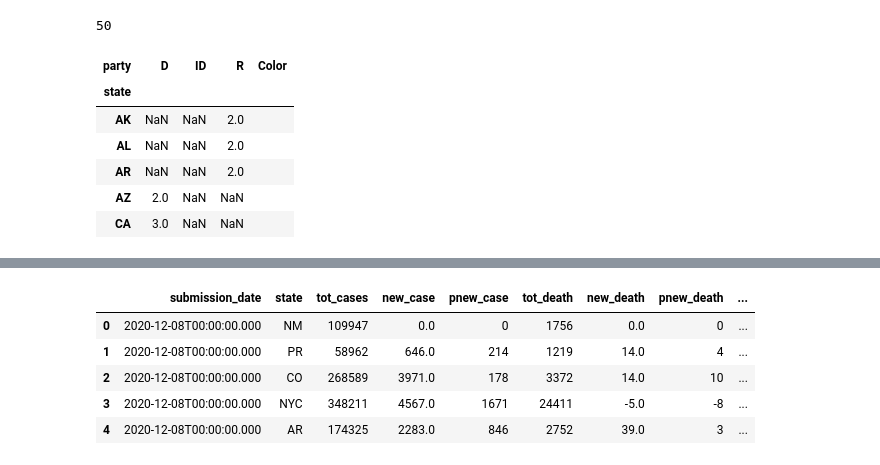
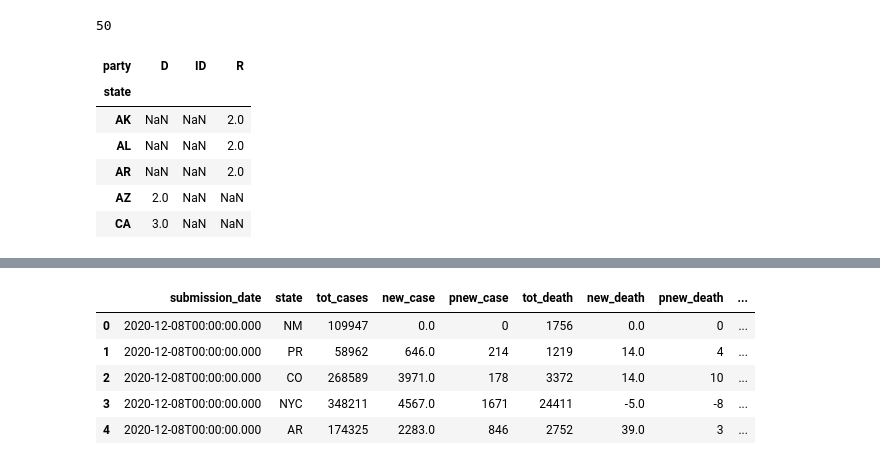
Before and after one commit to gt-data-bootcamp/data-science-bootcamp-project-1, a Jupyter notebook: covid-politics.ipynb, the cells around one changed output, grey strips where cells are left out. Cells and saved outputs as stored; diff of their text form; code cells hidden in the pictures.

```diff
--- a/covid-politics.ipynb
+++ b/covid-politics.ipynb
@@ -56,34 +56,34 @@ print(len(states))
 # %%
 ## Assign Value for each state based on party
 party_df = stategrpcts.unstack()
 
 #Create a series with the map
-party_df['Color'] = party_df.D.map(lambda x: 'Blue' if x >= 2 else "")
-blue_party_series = party_df[party_df['Color'] == 'Blue']['Color']
+# party_df['Color'] = party_df.D.map(lambda x: 'Blue' if x >= 2 else "")
+# blue_party_series = party_df[party_df['Color'] == 'Blue']['Color']
 
-party_df['Color'] = party_df.R.map(lambda x: 'Red' if x >= 2 else "")
-red_party_series = party_df[party_df['Color'] == 'Red']['Color']
+# party_df['Color'] = party_df.R.map(lambda x: 'Red' if x >= 2 else "")
+# red_party_series = party_df[party_df['Color'] == 'Red']['Color']
 
-party_df['Color'] = party_df.ID.map(lambda x: 'White' if x >= 2 else "")
-white_party_series = party_df[party_df['Color'] == 'White']['Color']
+# party_df['Color'] = party_df.ID.map(lambda x: 'White' if x >= 2 else "")
+# white_party_series = party_df[party_df['Color'] == 'White']['Color']
 
-complete_party_df = pd.concat([blue_party_series, red_party_series, white_party_series])
+# complete_party_df = pd.concat([blue_party_series, red_party_series, white_party_series])
 
 # WHERE WE LEFT OFF --> Finish putting purple into series
 #party_df['Color'] = party_df[~party_df.index.isin(complete_party_df)].map(lambda x: 'Purple')
 #party_df
 # purple_party_series = party_df[]
 
 # complete_party_df
 # party_df['Color'] = party_df.ID.map(lambda x: 'White' if x >= 2 else "")
 # party_df
 # new_df = df.loc[df[“column”] == “unique variable”, :]
 party_df.head()
 # %% [output]
-| party | D | ID | R | Color |
-| state |  |  |  |  |
-| AK | NaN | NaN | 2.0 |  |
-| AL | NaN | NaN | 2.0 |  |
-| AR | NaN | NaN | 2.0 |  |
-| AZ | 2.0 | NaN | NaN |  |
-| CA | 3.0 | NaN | NaN |  |
+| party | D | ID | R |
+| state |  |  |  |
+| AK | NaN | NaN | 2.0 |
+| AL | NaN | NaN | 2.0 |
+| AR | NaN | NaN | 2.0 |
+| AZ | 2.0 | NaN | NaN |
+| CA | 3.0 | NaN | NaN |
```
Also changed, not shown: parts of 20 cells of this notebook.
